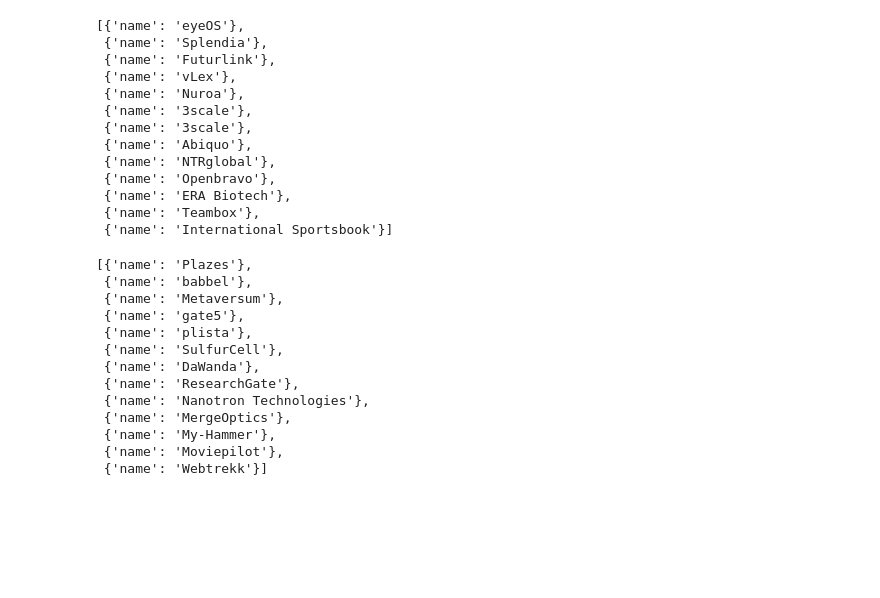
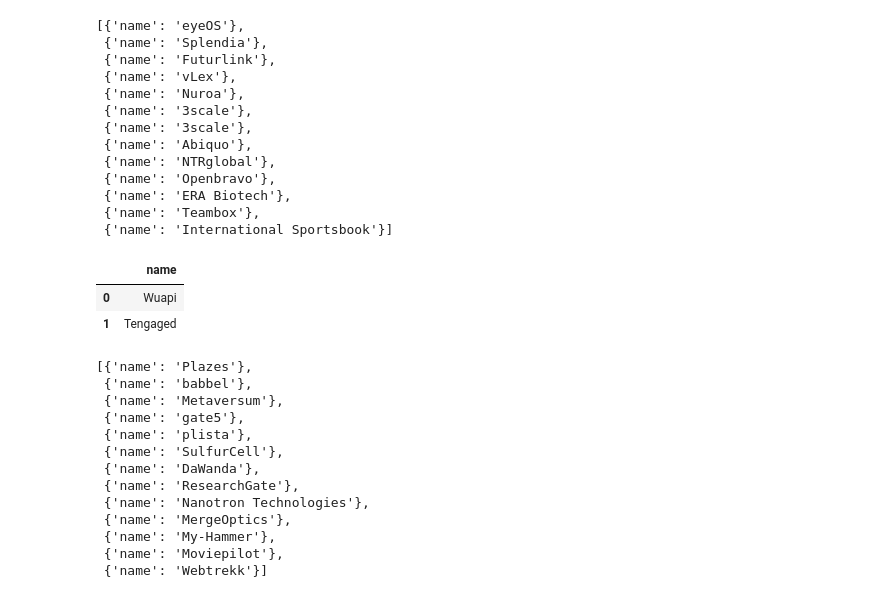
Before and after one commit to Hugocodesdude/Project_3, a Jupyter notebook: src/database_investigation_mongos.ipynb, the cells around one changed output. Saved outputs shown, nothing was run; the diff lists cells and outputs as text; code cells hidden in the pictures; blank space fills up the shorter version.

```diff
--- a/src/database_investigation_mongos.ipynb
+++ b/src/database_investigation_mongos.ipynb
@@ -223,6 +227,13 @@ design_company_finder("Barcelona")
  {'name': 'ERA Biotech'},
  {'name': 'Teambox'},
  {'name': 'International Sportsbook'}]
+# %%
+bcn_design_companies = pd.DataFrame(design_company_finder("Barcelona"))
+bcn_design_companies
+# %% [output]
+|  | name |
+| 0 | Wuapi |
+| 1 | Tengaged |
 # %%
 design_company_finder("Berlin")
 # %% [output]
```
Also changed, not shown: parts of 19 cells of this notebook, 2 other files.
